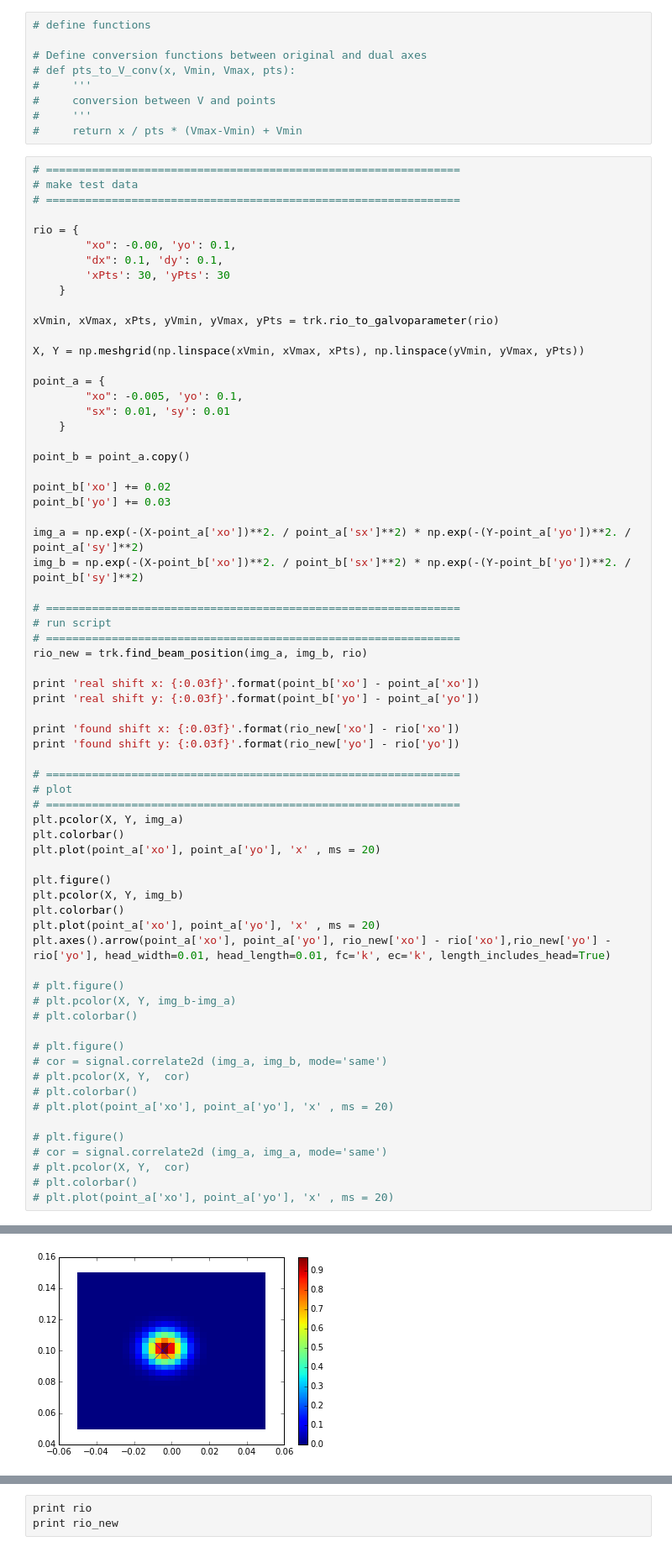
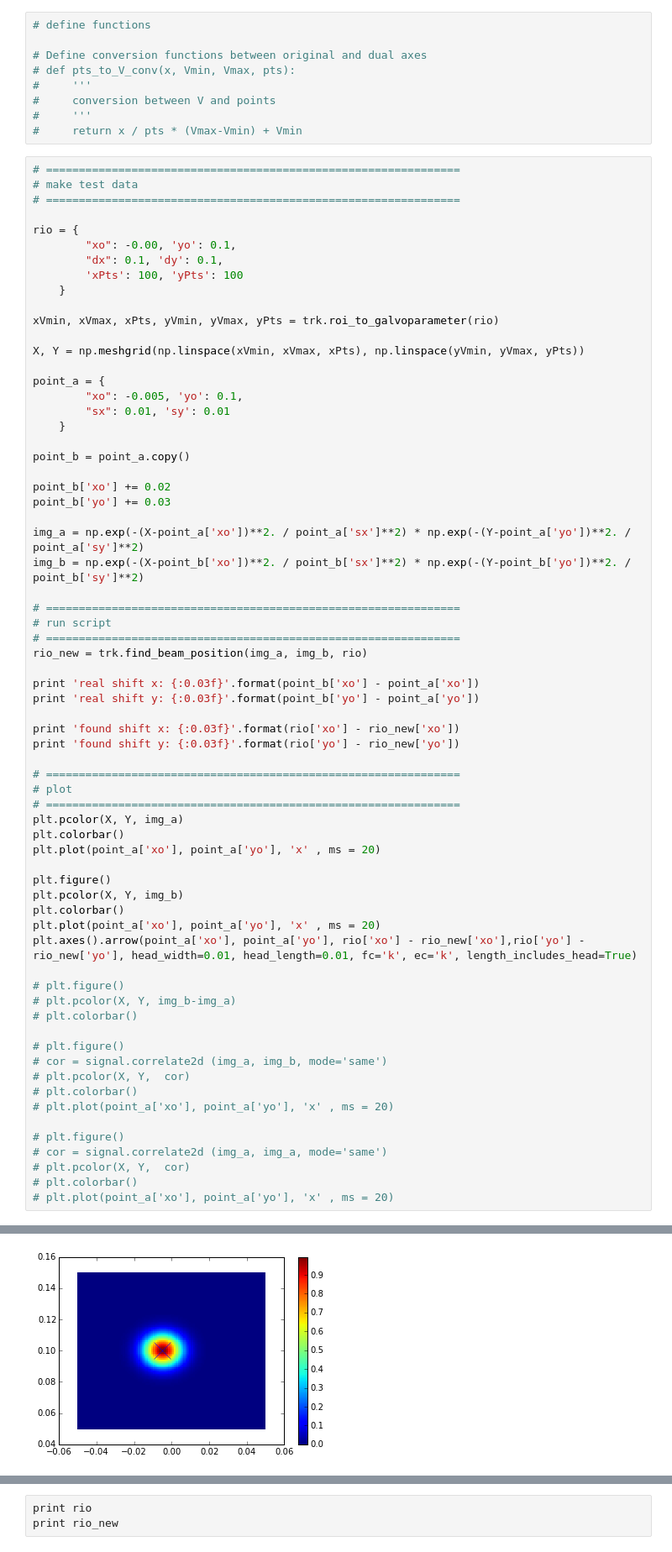
Before and after one commit to LISE-B26/pylabcontrol, a Jupyter notebook: functions/test_tracking/test_find_beam_position.ipynb, the cells around one changed output, grey strips where cells are left out. Shown at 84% size. Saved outputs shown, nothing was run; the diff lists cells and outputs as text.

```diff
--- a/functions/test_tracking/test_find_beam_position.ipynb
+++ b/functions/test_tracking/test_find_beam_position.ipynb
@@ -40,10 +40,10 @@ tag = 'Si3Ni4'
 rio = {
         "xo": -0.00, 'yo': 0.1,
         "dx": 0.1, 'dy': 0.1,
-        'xPts': 30, 'yPts': 30
+        'xPts': 100, 'yPts': 100
     }
 
-xVmin, xVmax, xPts, yVmin, yVmax, yPts = trk.rio_to_galvoparameter(rio)
+xVmin, xVmax, xPts, yVmin, yVmax, yPts = trk.roi_to_galvoparameter(rio)
 
 X, Y = np.meshgrid(np.linspace(xVmin, xVmax, xPts), np.linspace(yVmin, yVmax, yPts))
 
@@ -68,8 +68,8 @@ rio_new = trk.find_beam_position(img_a, img_b, rio)
 print 'real shift x: {:0.03f}'.format(point_b['xo'] - point_a['xo'])
 print 'real shift y: {:0.03f}'.format(point_b['yo'] - point_a['yo'])
 
-print 'found shift x: {:0.03f}'.format(rio_new['xo'] - rio['xo'])
-print 'found shift y: {:0.03f}'.format(rio_new['yo'] - rio['yo'])
+print 'found shift x: {:0.03f}'.format(rio['xo'] - rio_new['xo'])
+print 'found shift y: {:0.03f}'.format(rio['yo'] - rio_new['yo'])
 
 # ===============================================================
 # plot
@@ -82,7 +82,7 @@ plt.figure()
 plt.pcolor(X, Y, img_b)
 plt.colorbar()
 plt.plot(point_a['xo'], point_a['yo'], 'x' , ms = 20)
-plt.axes().arrow(point_a['xo'], point_a['yo'], rio_new['xo'] - rio['xo'],rio_new['yo'] - rio['yo'], head_width=0.01, head_length=0.01, fc='k', ec='k', length_includes_head=True)
+plt.axes().arrow(point_a['xo'], point_a['yo'], rio['xo'] - rio_new['xo'],rio['yo'] - rio_new['yo'], head_width=0.01, head_length=0.01, fc='k', ec='k', length_includes_head=True)
 
 # plt.figure()
 # plt.pcolor(X, Y, img_b-img_a)
@@ -107,2 +107,2 @@ found shift y: 0.030
 <matplotlib.patches.FancyArrow at 0x...>
-[figure, old version]
+[figure, new version]
```
Also changed, not shown: parts of 4 cells of this notebook, 3 other files.
